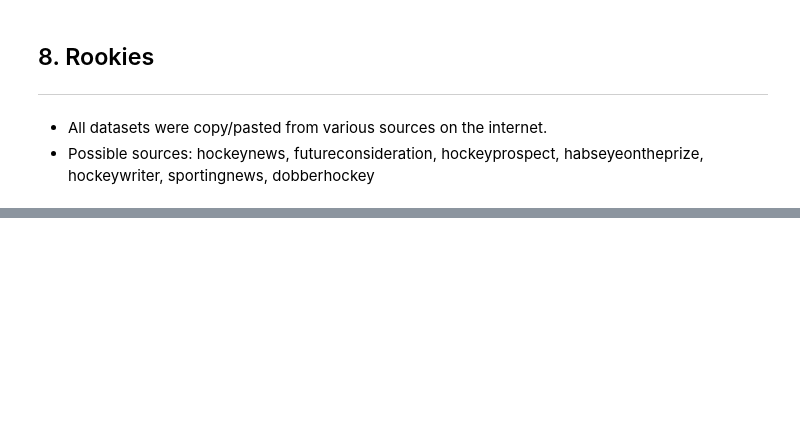
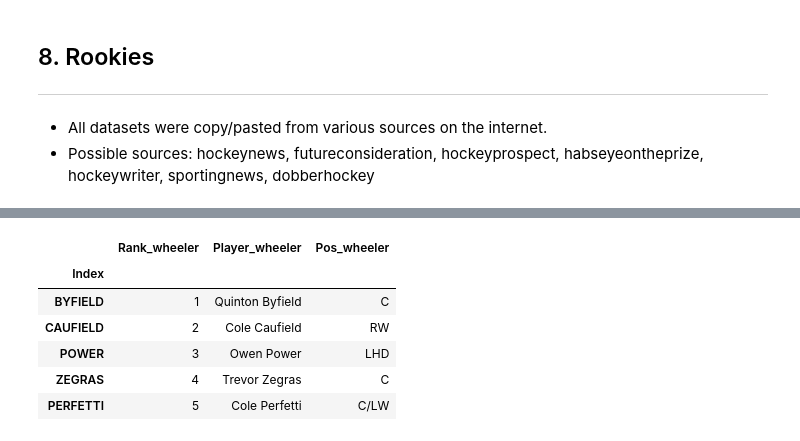
Before and after one commit to noiseux1523/NHL-Player-Projection, a Jupyter notebook: notebooks/Pool-Dataset-Final.ipynb, the cells around one changed output, grey strips where cells are left out. Drawn from its saved outputs; the diff is of its cells as text; code cells hidden in the pictures; blank space fills up the shorter version.

```diff
--- a/notebooks/Pool-Dataset-Final.ipynb
+++ b/notebooks/Pool-Dataset-Final.ipynb
@@ -851,0 +810,2 @@ rookies.to_csv(os.path.join(data_folder, 'rookies-2021.csv'))
+# %%
+pd.set_option('display.max_rows', 1000)
@@ -851,0 +826,14 @@ rookies.to_csv(os.path.join(data_folder, 'rookies-2021.csv'))
+# %%
+wheeler = pd.read_csv('../data/wheeler-prospects-2021.csv', sep='\t')[['RANK', 'PLAYER', 'POS.']]
+wheeler.columns = ['Rank_wheeler', 'Player_wheeler', 'Pos_wheeler']
+wheeler.index = wheeler.Player_wheeler.str.split(' ').str[1].str.upper()
+wheeler.index.name = 'Index'
+wheeler.head()
+# %% [output]
+|  | Rank_wheeler | Player_wheeler | Pos_wheeler |
+| Index |  |  |  |
+| BYFIELD | 1 | Quinton Byfield | C |
+| CAUFIELD | 2 | Cole Caufield | RW |
+| POWER | 3 | Owen Power | LHD |
+| ZEGRAS | 4 | Trevor Zegras | C |
+| PERFETTI | 5 | Cole Perfetti | C/LW |
```
Also changed, not shown: parts of 13 cells of this notebook, 1 other file.
